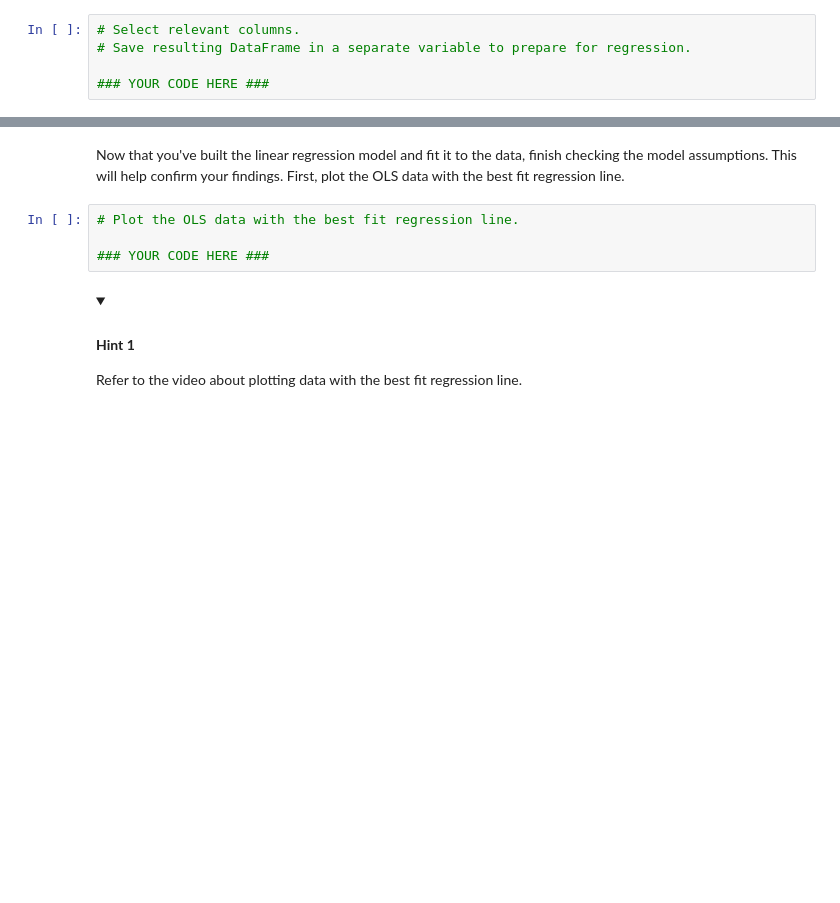
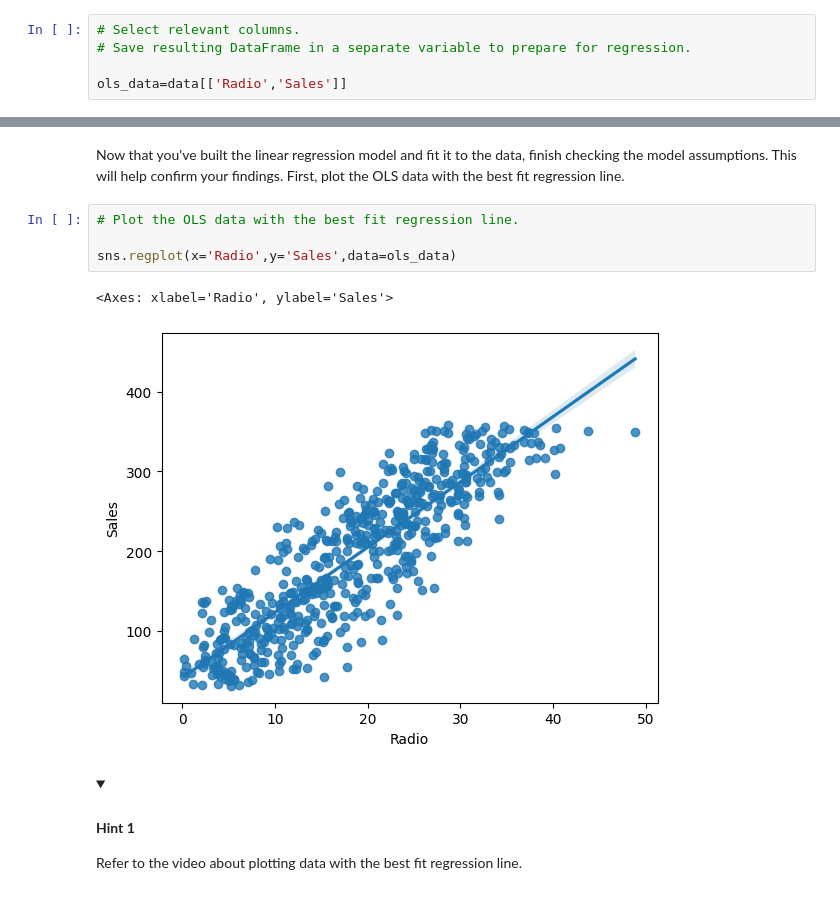
Before and after one commit to Cyberoctane29/Python-For-Data-Analysis, a Jupyter notebook: Course-5/Module_2/3_activity_run_simple_linear_regression.ipynb, the cells around one changed output, grey strips where cells are left out. Cells and saved outputs as stored; diff of their text form; folded sections open; blank space fills up the shorter version.

```diff
--- a/Course-5/Module_2/3_activity_run_simple_linear_regression.ipynb
+++ b/Course-5/Module_2/3_activity_run_simple_linear_regression.ipynb
@@ -278,7 +306,7 @@ Select only the columns that are needed for the model.
 # Select relevant columns.
 # Save resulting DataFrame in a separate variable to prepare for regression.
 
-### YOUR CODE HERE ###
+ols_data=data[['Radio','Sales']]
 # %% [markdown]
 <details>
 <summary><h4><strong>Hint 1</strong></h4></summary>
@@ -462,7 +532,10 @@ Now that you've built the linear regression model and fit it to the data, finish
 # %%
 # Plot the OLS data with the best fit regression line.
 
-### YOUR CODE HERE ###
+sns.regplot(x='Radio',y='Sales',data=ols_data)
+# %% [output]
+<Axes: xlabel='Radio', ylabel='Sales'>
+[figure, added]
 # %% [markdown]
 <details>
 <summary><h4><strong>Hint 1</strong></h4></summary>
```
Also changed, not shown: parts of 49 cells of this notebook.
